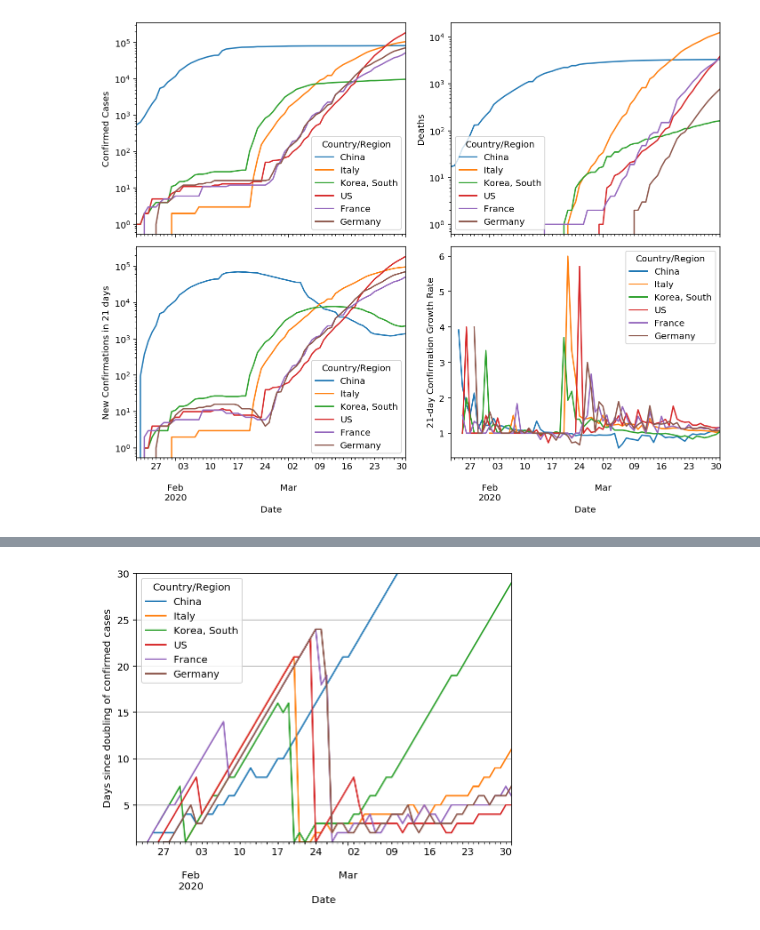
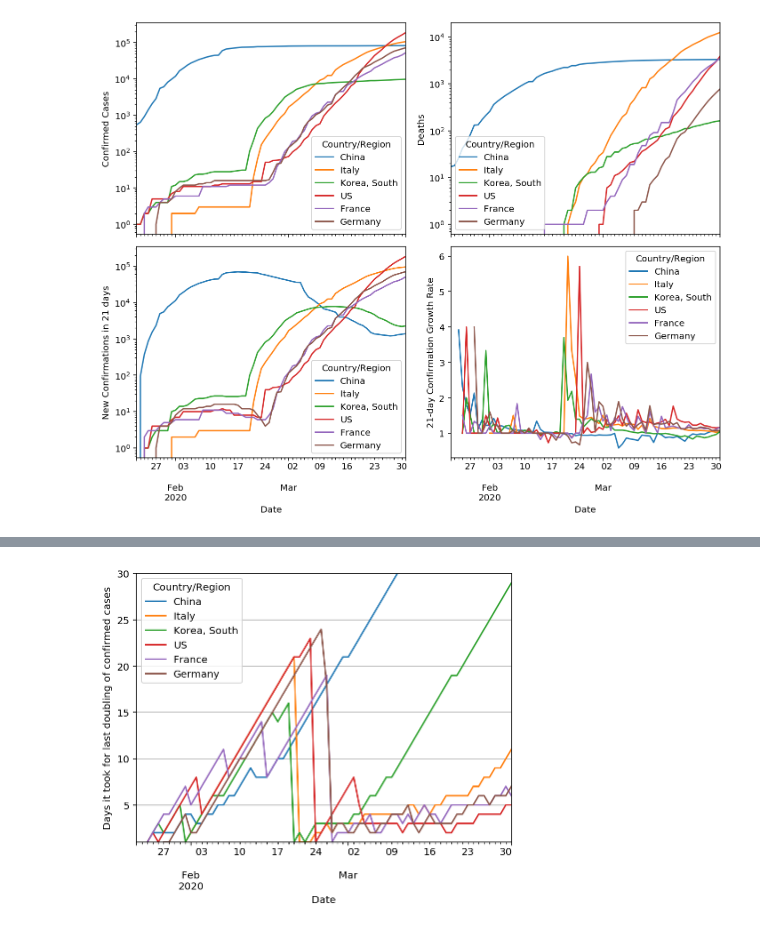
Before and after one commit to felixpatzelt/covid-19, a Jupyter notebook: international_cases.ipynb, the cells around one changed output, grey strips where cells are left out. Saved outputs shown, nothing was run; the diff lists cells and outputs as text; code cells hidden in the pictures.

Commit message:
feat: better labelling case doubling figure

```diff
--- a/international_cases.ipynb
+++ b/international_cases.ipynb
@@ -75,7 +75,7 @@ confirmed = jhu.confirmed.reindex(
 
 days_since_doubling = np.empty(confirmed.shape)
 for i in range(len(confirmed)):
-    days_since_doubling[i]  = (confirmed < confirmed[i] / 2).argmax(axis=0) - i
+    days_since_doubling[i] = (confirmed <= confirmed[i] / 2).argmax(axis=0) - i
 
 days_since_doubling[days_since_doubling < 0] = np.nan
 
@@ -98,11 +98,11 @@ days_since_doubling.tail()
 # %%
 plt.close(2)
 fig2, ax2 = plt.subplots(figsize=(6,5), sharex=True, num=2)
 
 days_since_doubling[plot_countries].plot(ax=ax2, logy=False)
 ax2.set_ylim([1,30])
 ax2.grid(axis='y')
-ax2.set_ylabel('Days since doubling of confirmed cases')
+ax2.set_ylabel('Days it took for last doubling of confirmed cases')
 fig2.tight_layout()
 # %% [output]
-[figure, old version]
+[figure, new version]
```
Also changed, not shown: parts of 2 cells of this notebook.
